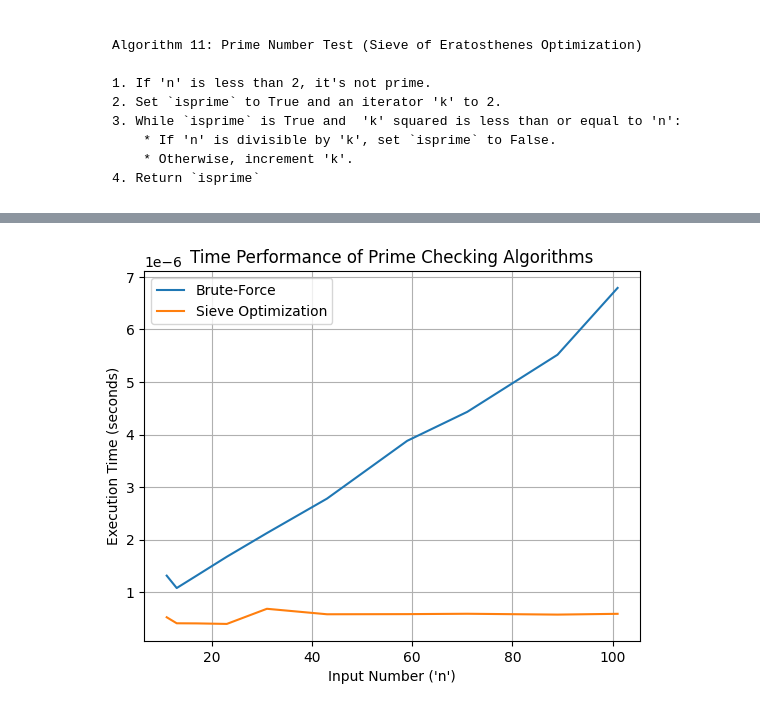
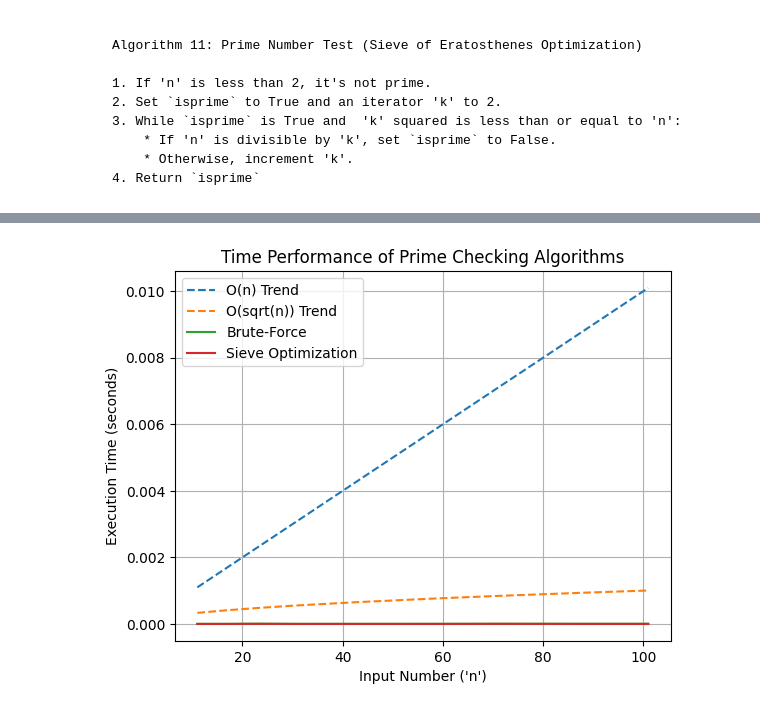
Before and after one commit to Soumya-Chakraborty/Design_and_Analysis_of_Algorithm, a Jupyter notebook: Brute_Force_Algorithm.ipynb, the cells around one changed output, grey strips where cells are left out. Drawn from its saved outputs; the diff is of its cells as text; code cells hidden in the pictures.

```diff
--- a/Brute_Force_Algorithm.ipynb
+++ b/Brute_Force_Algorithm.ipynb
@@ -317,56 +328,59 @@ import matplotlib.pyplot as plt
 import numpy as np
 import timeit
 
-def IsPrime(n):  # Brute-Force
-    if n <= 1:  # Numbers less than or equal to 1 are not prime
+def IsPrime(n):
+    # Brute-Force
+    if n <= 1:
+        # Numbers less than or equal to 1 are not prime
         return False
-
     # Check for divisibility from 2 up to n-1
     for i in range(2, n):
         if n % i == 0:
-            return False  # If 'n' is divisible by any number, it's not prime
-
+            return False
+    # If 'n' is divisible by any number, it's not prime
     return True
 
-def IsPrime2(n):  # Sieve of Eratosthenes Optimization
+def IsPrime2(n):
+    # Sieve of Eratosthenes Optimization
     if n <= 1:
         return False
     if n <= 3:
         return True  # 2 and 3 are prime
-
     if n % 2 == 0 or n % 3 == 0:
         return False  # Handle multiples of 2 and 3 separately
-
     # Check divisibility by numbers of the form 6k ± 1
     i = 5
     while i * i <= n:
         if n % i == 0 or n % (i + 2) == 0:
             return False
         i += 6
-
     return True
 
 # Input sizes to test (a sample range of numbers)
 input_sizes = [11, 13, 17, 23, 31, 43, 59, 71, 89, 101]
-
 execution_times_brute = []
 execution_times_sieve = []
 
 for num in input_sizes:
     time_taken = timeit.timeit(lambda: IsPrime(num), number=10) / 10
     execution_times_brute.append(time_taken)
-
     time_taken = timeit.timeit(lambda: IsPrime2(num), number=10) / 10
     execution_times_sieve.append(time_taken)
 
 # Plotting
+# Rough Trend Lines (Adjust scaling as needed)
+trend_brute = [0.0001 * size for size in input_sizes]  # Represents O(n)
+trend_sieve = [0.0001 * np.sqrt(size) for size in input_sizes]  # Represents O(sqrt(n))
+
+plt.plot(input_sizes, trend_brute, linestyle='--', label="O(n) Trend")
+plt.plot(input_sizes, trend_sieve, linestyle='--', label="O(sqrt root(n)) Trend")
 plt.plot(input_sizes, execution_times_brute, label="Brute-Force")
 plt.plot(input_sizes, execution_times_sieve, label="Sieve Optimization")
 plt.xlabel("Input Number ('n')")
 plt.ylabel("Execution Time (seconds)")
 plt.title("Time Performance of Prime Checking Algorithms")
 plt.grid(True)
 plt.legend()
 plt.show()
 # %% [output]
-[figure, old version]
+[figure, new version]
```
Also changed, not shown: parts of 2 cells of this notebook.
